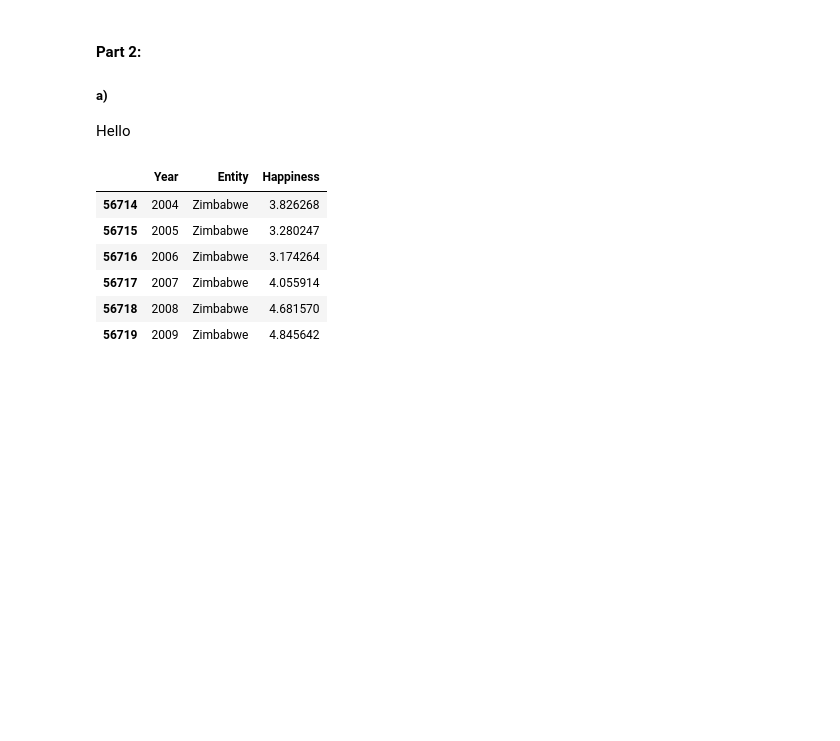
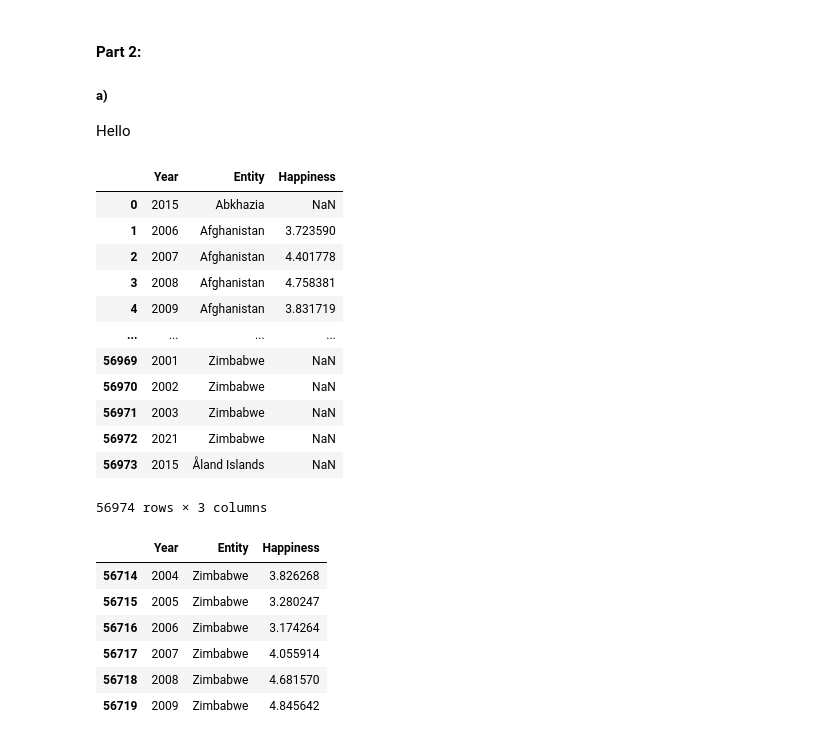
Before and after one commit to JohanBirger/DAT405, a Jupyter notebook: A1.ipynb, the cells around one changed output. Cells and saved outputs as stored; diff of their text form; code cells hidden in the pictures; blank space fills up the shorter version.

```diff
--- a/A1.ipynb
+++ b/A1.ipynb
@@ -122,10 +122,26 @@ Hello
 # %%
 happy_data = pd.read_csv('./Resources/Happiness-WVS-vs-Gallup.csv')
 corruption = pd.read_csv('./Resources/corruption.csv')
 
 happy_data = happy_data[['Year','Entity', 'Life satisfaction in Cantril Ladder (World Happiness Report 2022)']]
 happy_data.rename(columns={'Life satisfaction in Cantril Ladder (World Happiness Report 2022)':'Happiness'},inplace=True)
 happy_data_10y = happy_data.loc[(happy_data['Year']>2000) & (happy_data['Year']<2010)]
+
+happy_data
+# %% [output]
+|  | Year | Entity | Happiness |
+| 0 | 2015 | Abkhazia | NaN |
+| 1 | 2006 | Afghanistan | 3.723590 |
+| 2 | 2007 | Afghanistan | 4.401778 |
+| 3 | 2008 | Afghanistan | 4.758381 |
+| 4 | 2009 | Afghanistan | 3.831719 |
+| ... | ... | ... | ... |
+| 56969 | 2001 | Zimbabwe | NaN |
+| 56970 | 2002 | Zimbabwe | NaN |
+| 56971 | 2003 | Zimbabwe | NaN |
+| 56972 | 2021 | Zimbabwe | NaN |
+| 56973 | 2015 | Åland Islands | NaN |
+56974 rows × 3 columns
 # %%
 happy_data_10y_zim = happy_data_10y.loc[happy_data_10y['Entity']=='Zimbabwe']
 happy_data_10y_zim= happy_data_10y_zim.dropna().sort_values(by='Year')
```
Also changed, not shown: parts of 6 cells of this notebook.
